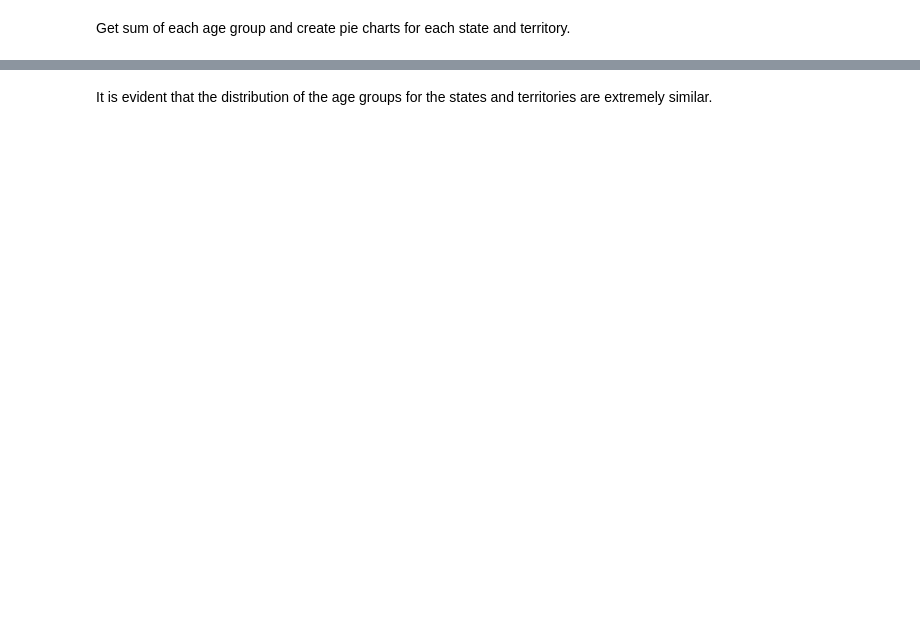
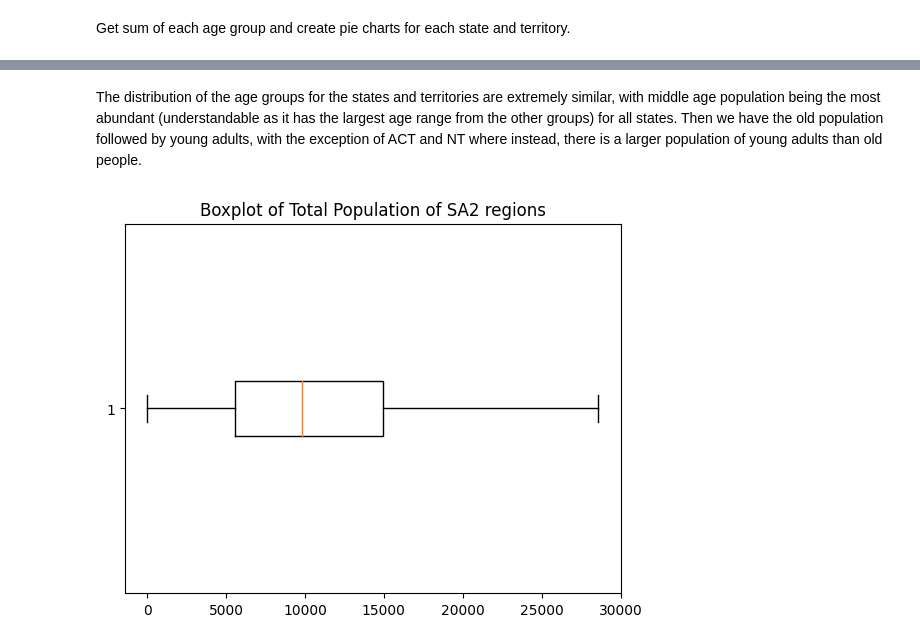
Before and after one commit to MAST30034-Applied-Data-Science/generic-buy-now-pay-later-project-group-35, a Jupyter notebook: notebooks/2.4-analysis_population.ipynb, the cells around one changed output, grey strips where cells are left out. Saved outputs shown, nothing was run; the diff lists cells and outputs as text; code cells hidden in the pictures; blank space fills up the shorter version.

Commit message:
completed population analysis

```diff
--- a/notebooks/2.4-analysis_population.ipynb
+++ b/notebooks/2.4-analysis_population.ipynb
@@ -84,2 +76,9 @@ plt.show()
 # %% [markdown]
-It is evident that the distribution of the age groups for the states and territories are extremely similar.
+The distribution of the age groups for the states and territories are extremely similar, with middle age population being the most abundant (understandable as it has the largest age range from the other groups) for all states. Then we have the old population followed by young adults, with the exception of ACT and NT where instead, there is a larger population of young adults than old people.
+# %%
+pop_df = pop_sdf.toPandas()
+plt.boxplot(pop_df["Total"], vert=0)
+plt.title("Boxplot of Total Population of SA2 regions")
+plt.show()
+# %% [output]
+[figure, added]
```
Also changed, not shown: parts of 27 cells of this notebook.
